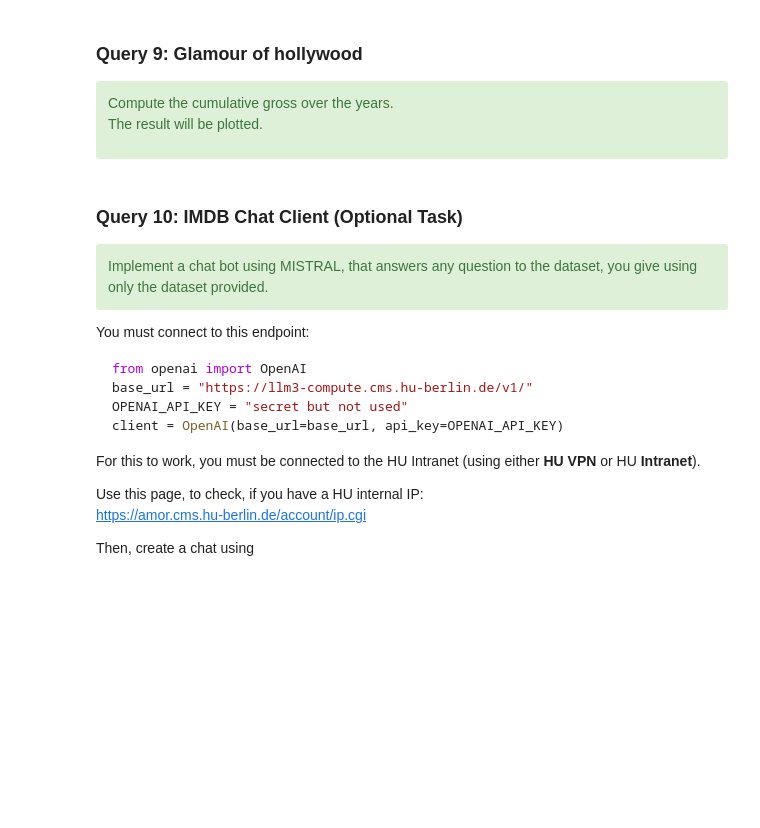
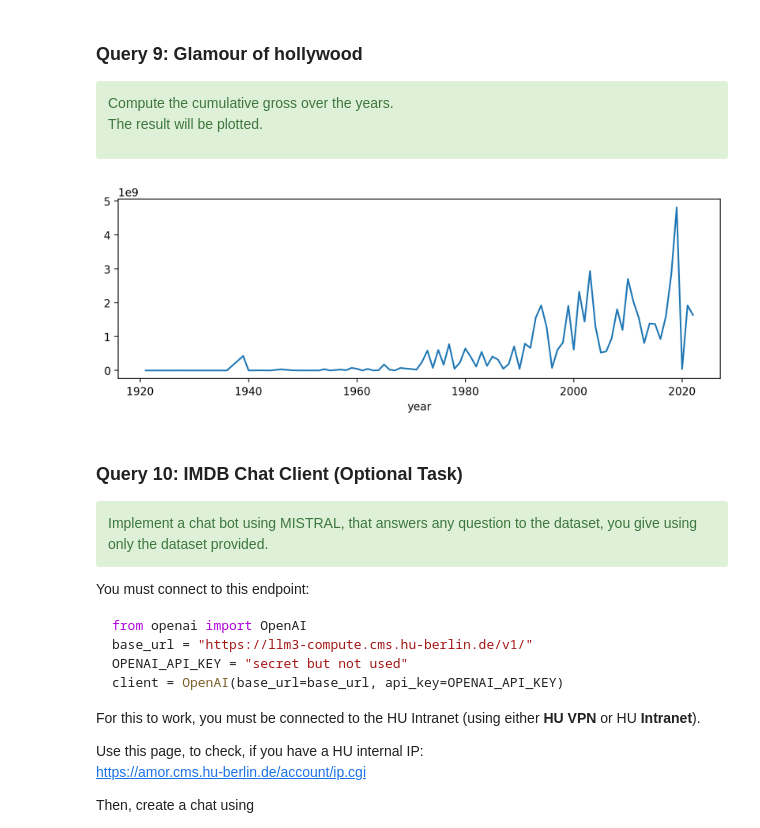
Before and after one commit to Marionese/python_ds_excercises, a Jupyter notebook: primer_exercise1/primer_part2_imdb_eda.ipynb, the cells around one changed output. Saved outputs shown, nothing was run; the diff lists cells and outputs as text; code cells hidden in the pictures; blank space fills up the shorter version.

```diff
--- a/primer_exercise1/primer_part2_imdb_eda.ipynb
+++ b/primer_exercise1/primer_part2_imdb_eda.ipynb
@@ -461,14 +463,16 @@ The result will be plotted.
 # %%
 result = None
 
 # ADD YOUR CODE HERE
-
+result = movies.groupby(by="year").sum() []
 
 # DO NOT CHANGE FROM HERE
 
 
 if result is not None:
     _ = result.plot(kind="line", figsize=(10, 3))
+# %% [output]
+[figure, added]
 # %% [markdown]
 ### Query 10: IMDB Chat Client (Optional Task)
 
```
Also changed, not shown: parts of 2 cells of this notebook.
